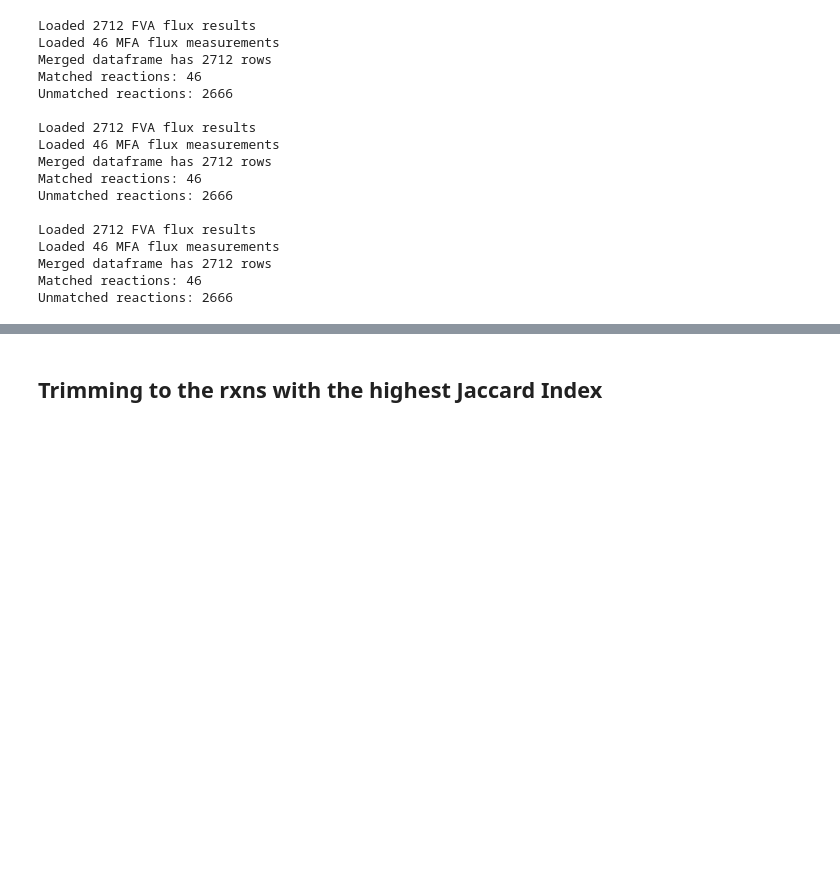
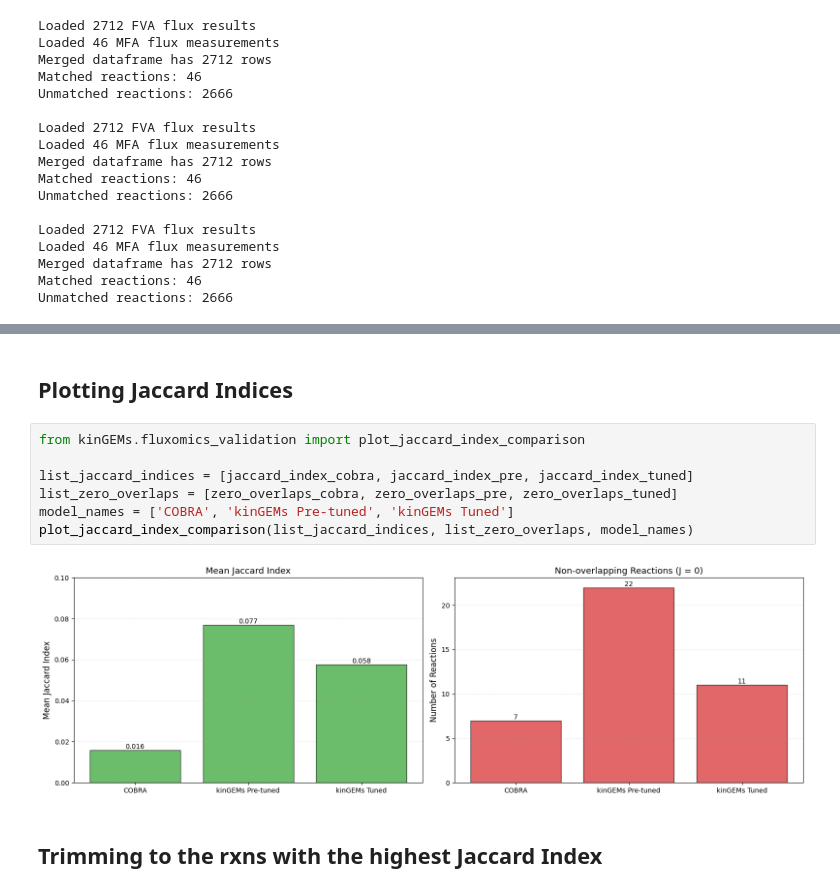
Before and after one commit to ranaabarghout/kinGEMs, a Jupyter notebook: notebooks/fluxomics_fva.ipynb, the cells around one changed output, grey strips where cells are left out. Cells and saved outputs as stored; diff of their text form; blank space fills up the shorter version.

```diff
--- a/notebooks/fluxomics_fva.ipynb
+++ b/notebooks/fluxomics_fva.ipynb
@@ -141,3 +145,14 @@ Splitting visualization into 2 plots for readability.
+# %% [markdown]
+## Plotting Jaccard Indices
+# %%
+from kinGEMs.fluxomics_validation import plot_jaccard_index_comparison
+
+list_jaccard_indices = [jaccard_index_cobra, jaccard_index_pre, jaccard_index_tuned]
+list_zero_overlaps = [zero_overlaps_cobra, zero_overlaps_pre, zero_overlaps_tuned]
+model_names = ['COBRA', 'kinGEMs Pre-tuned', 'kinGEMs Tuned']
+plot_jaccard_index_comparison(list_jaccard_indices, list_zero_overlaps, model_names)
+# %% [output]
+[figure, added]
 # %% [markdown]
 ## Trimming to the rxns with the highest Jaccard Index
 # %%
```
Also changed, not shown: parts of 10 cells of this notebook, 2 other files.
